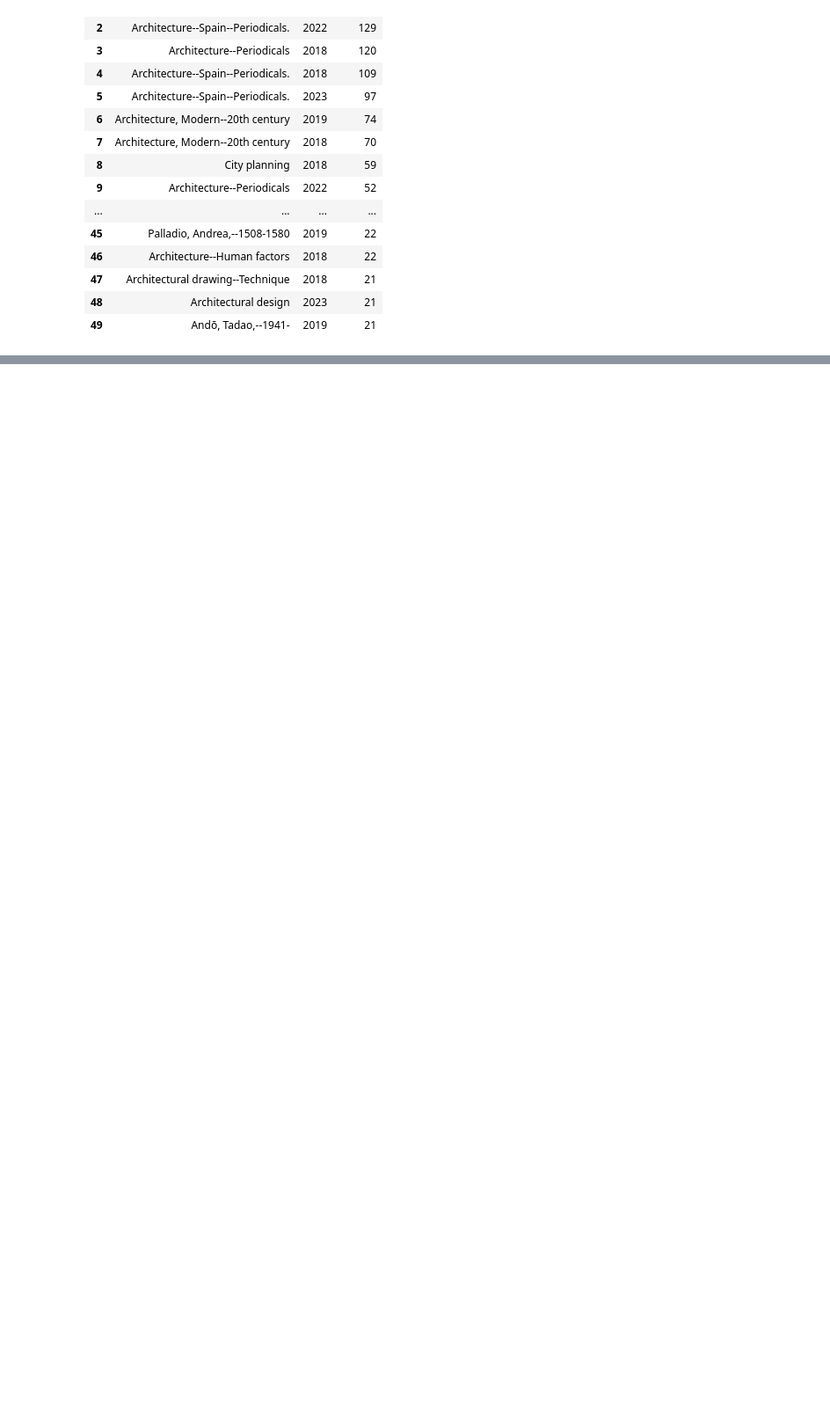
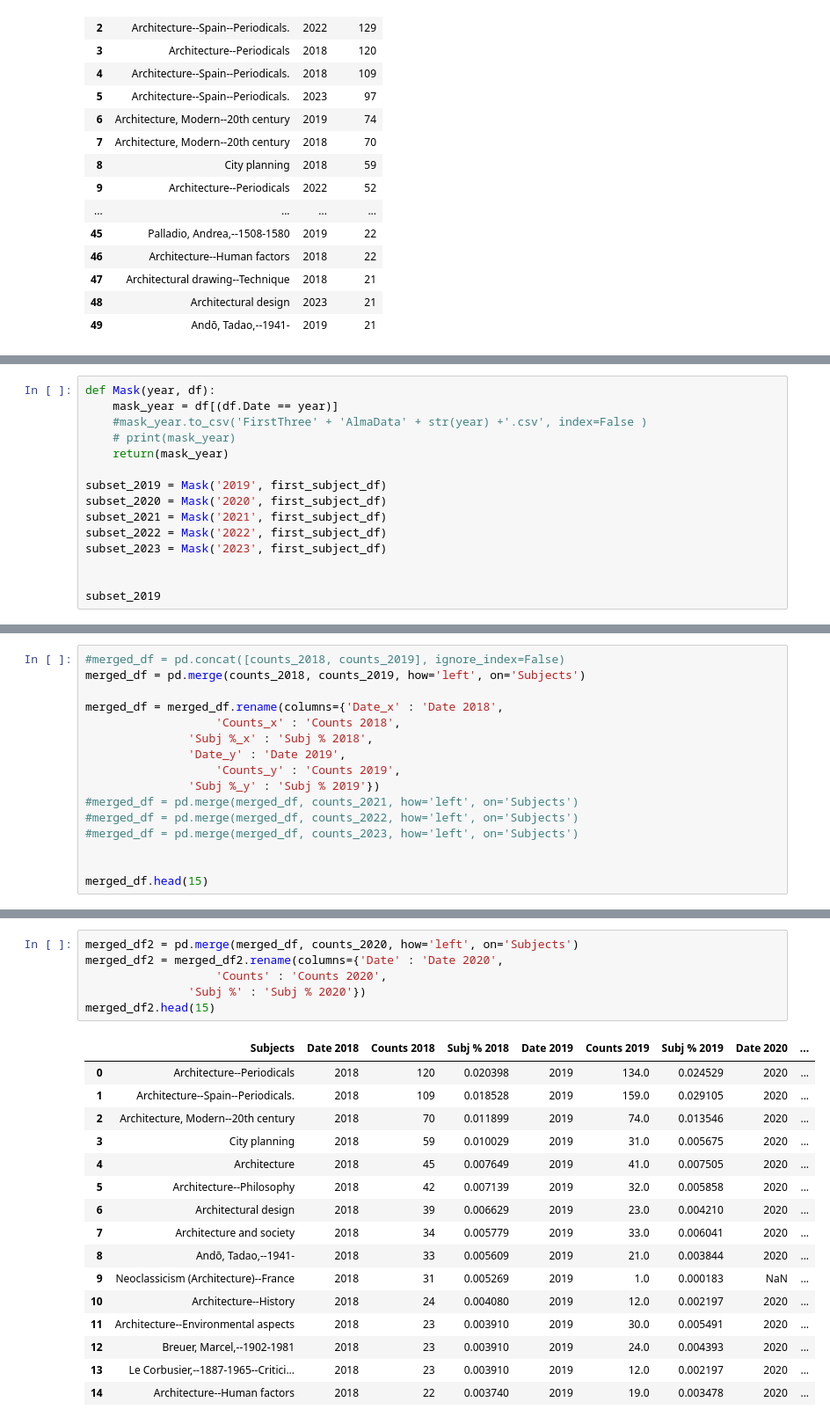
Before and after one commit to senderrr/Architecture, a Jupyter notebook: ArchitectureNotebook2023.ipynb, the cells around one changed output, grey strips where cells are left out. Shown at 88% size. Drawn from its saved outputs; the diff is of its cells as text; blank space fills up the shorter version.

Commit message:
Added DataFrame by % of Subject Headings Per Year

```diff
--- a/ArchitectureNotebook2023.ipynb
+++ b/ArchitectureNotebook2023.ipynb
@@ -436,0 +462,15 @@ heads.head(50)
+# %%
+def Mask(year, df):
+    mask_year = df[(df.Date == year)]
+    #mask_year.to_csv('FirstThree' + 'AlmaData' + str(year) +'.csv', index=False )
+    # print(mask_year)
+    return(mask_year)
+
+subset_2019 = Mask('2019', first_subject_df)
+subset_2020 = Mask('2020', first_subject_df)
+subset_2021 = Mask('2021', first_subject_df)
+subset_2022 = Mask('2022', first_subject_df)
+subset_2023 = Mask('2023', first_subject_df)
+
+
+subset_2019
@@ -436,0 +555,16 @@ heads.head(50)
+# %%
+#merged_df = pd.concat([counts_2018, counts_2019], ignore_index=False)
+merged_df = pd.merge(counts_2018, counts_2019, how='left', on='Subjects')
+
+merged_df = merged_df.rename(columns={'Date_x' : 'Date 2018',
+                   'Counts_x' : 'Counts 2018',
+               'Subj %_x' : 'Subj % 2018',
+               'Date_y' : 'Date 2019',
+                   'Counts_y' : 'Counts 2019',
+               'Subj %_y' : 'Subj % 2019'})
+#merged_df = pd.merge(merged_df, counts_2021, how='left', on='Subjects')
+#merged_df = pd.merge(merged_df, counts_2022, how='left', on='Subjects')
+#merged_df = pd.merge(merged_df, counts_2023, how='left', on='Subjects')
+
+
+merged_df.head(15)
@@ -436,0 +588,23 @@ heads.head(50)
+# %%
+merged_df2 = pd.merge(merged_df, counts_2020, how='left', on='Subjects')
+merged_df2 = merged_df2.rename(columns={'Date' : 'Date 2020',
+                   'Counts' : 'Counts 2020',
+               'Subj %' : 'Subj % 2020'})
+merged_df2.head(15)
+# %% [output]
+|  | Subjects | Date 2018 | Counts 2018 | Subj % 2018 | Date 2019 | Counts 2019 | Subj % 2019 | Date 2020 | ... |
+| 0 | Architecture--Periodicals | 2018 | 120 | 0.020398 | 2019 | 134.0 | 0.024529 | 2020 | ... |
+| 1 | Architecture--Spain--Periodicals. | 2018 | 109 | 0.018528 | 2019 | 159.0 | 0.029105 | 2020 | ... |
+| 2 | Architecture, Modern--20th century | 2018 | 70 | 0.011899 | 2019 | 74.0 | 0.013546 | 2020 | ... |
+| 3 | City planning | 2018 | 59 | 0.010029 | 2019 | 31.0 | 0.005675 | 2020 | ... |
+| 4 | Architecture | 2018 | 45 | 0.007649 | 2019 | 41.0 | 0.007505 | 2020 | ... |
+| 5 | Architecture--Philosophy | 2018 | 42 | 0.007139 | 2019 | 32.0 | 0.005858 | 2020 | ... |
+| 6 | Architectural design | 2018 | 39 | 0.006629 | 2019 | 23.0 | 0.004210 | 2020 | ... |
+| 7 | Architecture and society | 2018 | 34 | 0.005779 | 2019 | 33.0 | 0.006041 | 2020 | ... |
+| 8 | Andō, Tadao,--1941- | 2018 | 33 | 0.005609 | 2019 | 21.0 | 0.003844 | 2020 | ... |
+| 9 | Neoclassicism (Architecture)--France | 2018 | 31 | 0.005269 | 2019 | 1.0 | 0.000183 | NaN | ... |
+| 10 | Architecture--History | 2018 | 24 | 0.004080 | 2019 | 12.0 | 0.002197 | 2020 | ... |
+| 11 | Architecture--Environmental aspects | 2018 | 23 | 0.003910 | 2019 | 30.0 | 0.005491 | 2020 | ... |
+| 12 | Breuer, Marcel,--1902-1981 | 2018 | 23 | 0.003910 | 2019 | 24.0 | 0.004393 | 2020 | ... |
+| 13 | Le Corbusier,--1887-1965--Critici... | 2018 | 23 | 0.003910 | 2019 | 12.0 | 0.002197 | 2020 | ... |
+| 14 | Architecture--Human factors | 2018 | 22 | 0.003740 | 2019 | 19.0 | 0.003478 | 2020 | ... |
```
Also changed, not shown: parts of 8 cells of this notebook.
